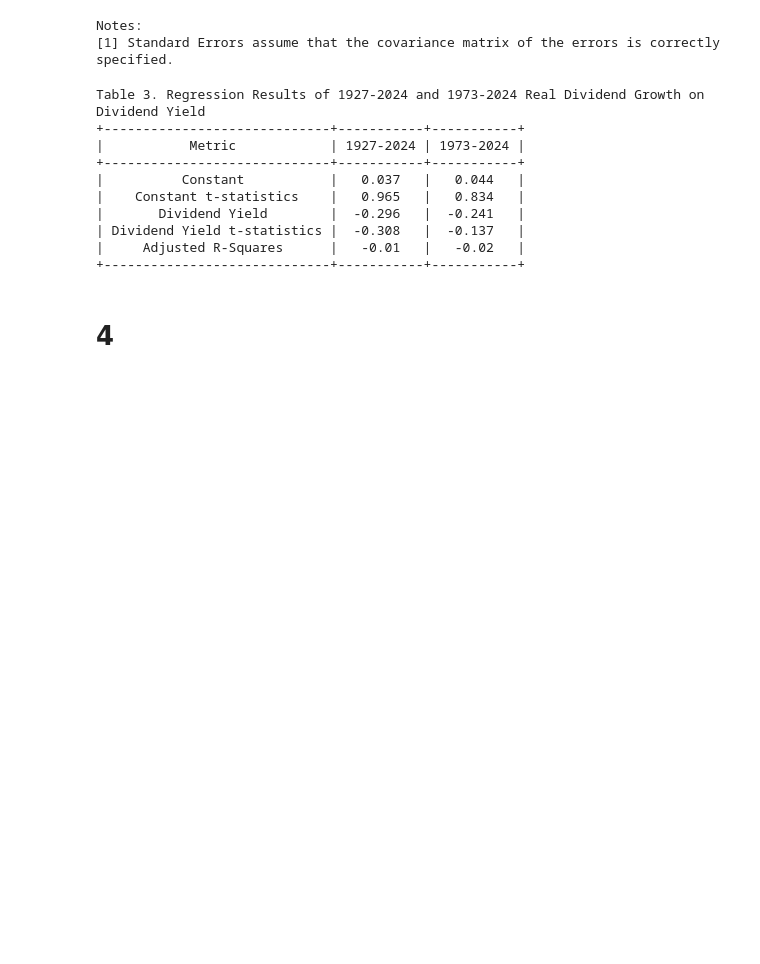
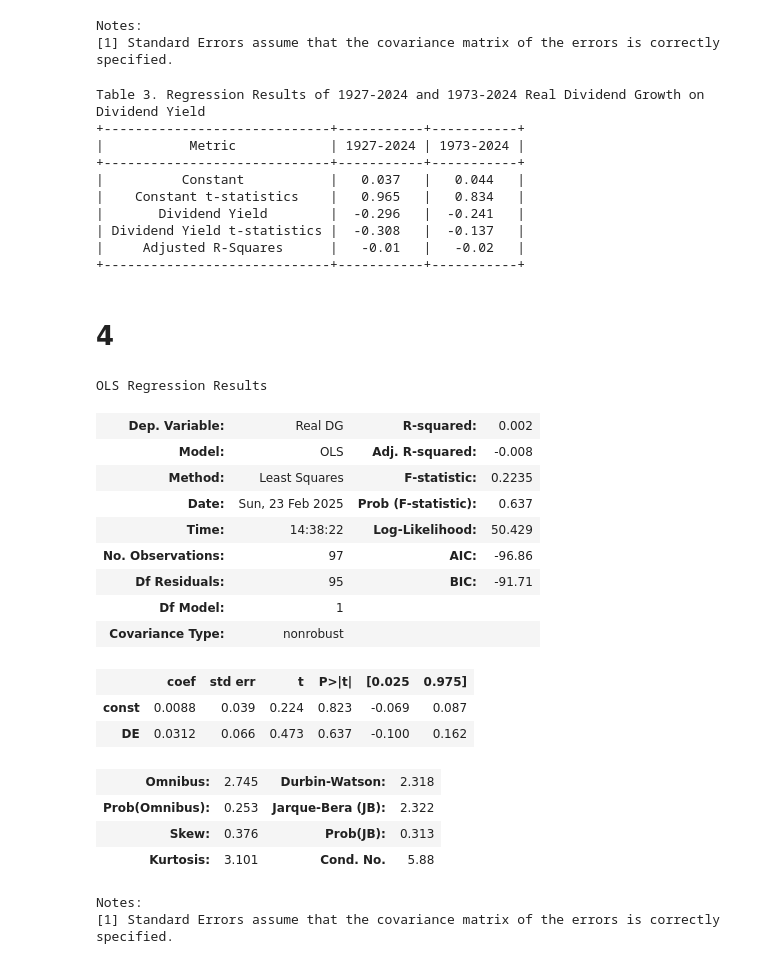
Before and after one commit to JiaqiSun45635/AP, a Jupyter notebook: MFE AP PW2.ipynb, the cells around one changed output. Cells and saved outputs as stored; diff of their text form; code cells hidden in the pictures; blank space fills up the shorter version.

```diff
--- a/MFE AP PW2.ipynb
+++ b/MFE AP PW2.ipynb
@@ -281,3 +281,38 @@ Table 3. Regression Results of 1927-2024 and 1973-2024 Real Dividend Growth on D
 +-----------------------------+-----------+-----------+
 # %% [markdown]
 # 4
+# %%
+# 1927-2024
+# payout ratio
+X = q1['DE'][:-1].reset_index(drop=True)
+
+# dividend growth
+Y = q1['Real DG'][1:].reset_index(drop=True)
+
+# Add constant term for regression
+X = sm.add_constant(X)
+
+# Run OLS regression
+model_1927_2024 = sm.OLS(Y, X).fit()
+# %%
+model_1927_2024.summary()
+# %% [output]
+OLS Regression Results
+| Dep. Variable: | Real DG | R-squared: | 0.002 |
+| Model: | OLS | Adj. R-squared: | -0.008 |
+| Method: | Least Squares | F-statistic: | 0.2235 |
+| Date: | Sun, 23 Feb 2025 | Prob (F-statistic): | 0.637 |
+| Time: | 14:38:22 | Log-Likelihood: | 50.429 |
+| No. Observations: | 97 | AIC: | -96.86 |
+| Df Residuals: | 95 | BIC: | -91.71 |
+| Df Model: | 1 |  |  |
+| Covariance Type: | nonrobust |  |  |
+|  | coef | std err | t | P>|t| | [0.025 | 0.975] |
+| const | 0.0088 | 0.039 | 0.224 | 0.823 | -0.069 | 0.087 |
+| DE | 0.0312 | 0.066 | 0.473 | 0.637 | -0.100 | 0.162 |
+| Omnibus: | 2.745 | Durbin-Watson: | 2.318 |
+| Prob(Omnibus): | 0.253 | Jarque-Bera (JB): | 2.322 |
+| Skew: | 0.376 | Prob(JB): | 0.313 |
+| Kurtosis: | 3.101 | Cond. No. | 5.88 |
+Notes:
+[1] Standard Errors assume that the covariance matrix of the errors is correctly specified.
```
Also changed, not shown: parts of 6 cells of this notebook.
